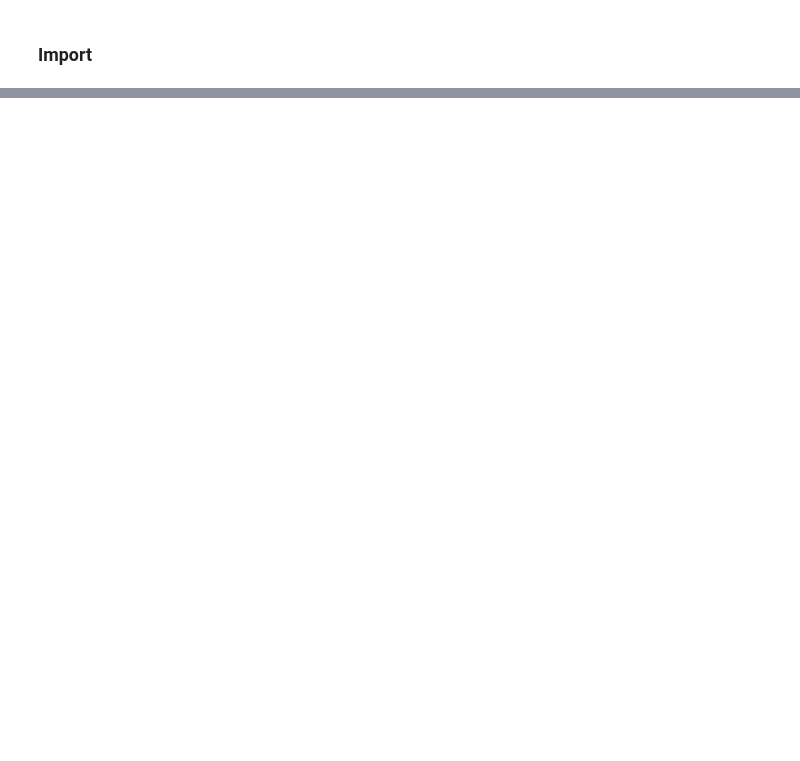
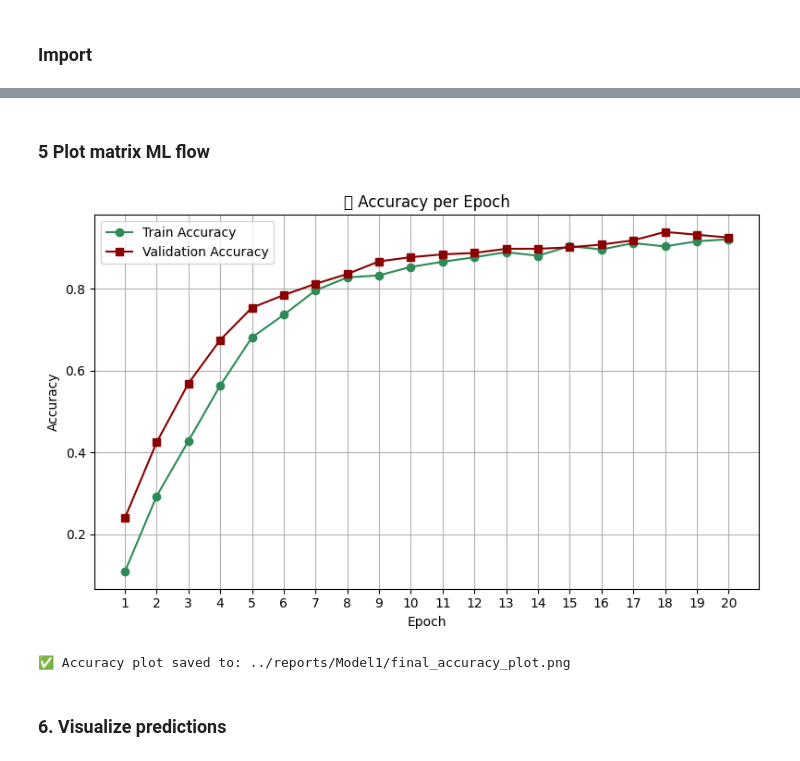
Before and after one commit to HarshSharma0007/ml-internship-projects, a Jupyter notebook: Project_1_Image_Classification_of_Animals_v2/notebooks/06_two_models_evaluation.ipynb, the cells around one changed output, grey strips where cells are left out. Cells and saved outputs as stored; diff of their text form; code cells hidden in the pictures; blank space fills up the shorter version.

Commit message:
new model with accuracy of 93.15% accuracy.

```diff
--- a/Project_1_Image_Classification_of_Animals_v2/notebooks/06_two_models_evaluation.ipynb
+++ b/Project_1_Image_Classification_of_Animals_v2/notebooks/06_two_models_evaluation.ipynb
@@ -86,0 +321,46 @@ auto_evaluate_all_models()
+# %% [markdown]
+### 5 Plot matrix ML flow
+# %%
+import mlflow
+mlflow.set_tracking_uri("file:../mlruns")
+# %%
+def plot_accuracy(train_acc, val_acc, save_path="../reports/Model1/final_accuracy_plot.png"):
+    epochs = list(range(1, len(train_acc) + 1))
+
+    plt.figure(figsize=(8, 5))
+    plt.plot(epochs, train_acc, label='Train Accuracy', marker='o', color='seagreen')
+    plt.plot(epochs, val_acc, label='Validation Accuracy', marker='s', color='darkred')
+
+    plt.title("📈 Accuracy per Epoch")
+    plt.xlabel("Epoch")
+    plt.ylabel("Accuracy")
+    plt.xticks(epochs)
+    plt.legend()
+    plt.grid(True)
+    plt.tight_layout()
+
+    os.makedirs(os.path.dirname(save_path), exist_ok=True)
+    plt.savefig(save_path)
+    plt.show()
+    print(f"✅ Accuracy plot saved to: {save_path}")
+# %%
+from mlflow.tracking import MlflowClient
+client = MlflowClient()
+experiment = client.get_experiment_by_name("animal_classifier_v2")
+# run = sorted(client.search_runs(experiment.experiment_id), key=lambda r: r.start_time)[-1]
+run = sorted(
+    client.search_runs([experiment.experiment_id]),
+    key=lambda r: r.info.start_time
+)[-1]
+
+run_id = run.info.run_id
+
+train_acc = [m.value for m in client.get_metric_history(run_id, "train_acc")]
+val_acc = [m.value for m in client.get_metric_history(run_id, "val_acc")]
+
+plot_accuracy(train_acc, val_acc)
+# %% [output]
+[figure, added]
+✅ Accuracy plot saved to: ../reports/Model1/final_accuracy_plot.png
+# %% [markdown]
+### 6. Visualize predictions
```
Also changed, not shown: parts of 28 cells of this notebook, 4 other files.
